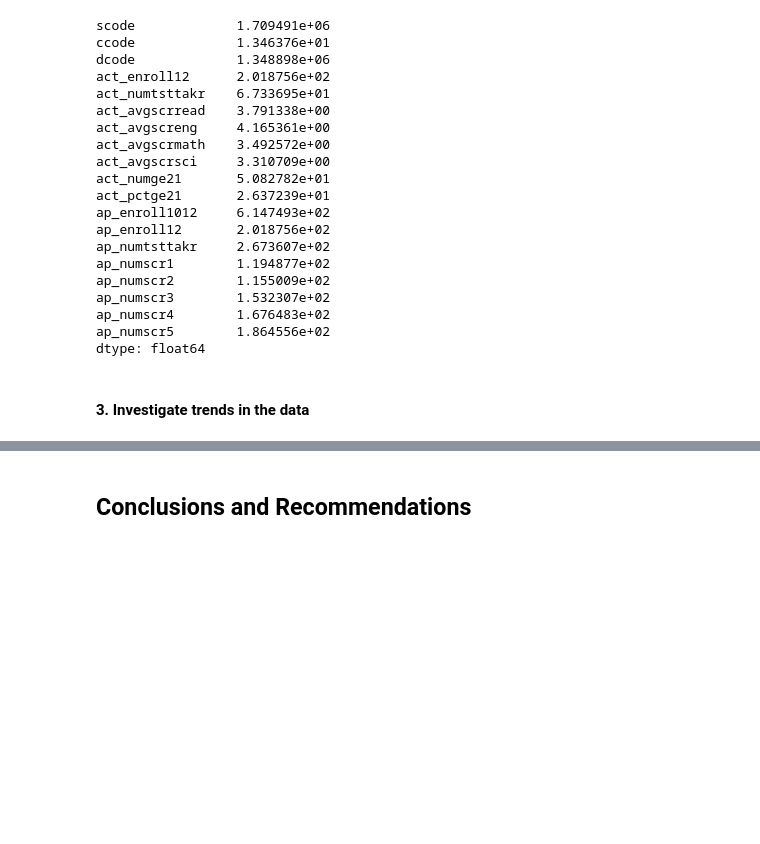
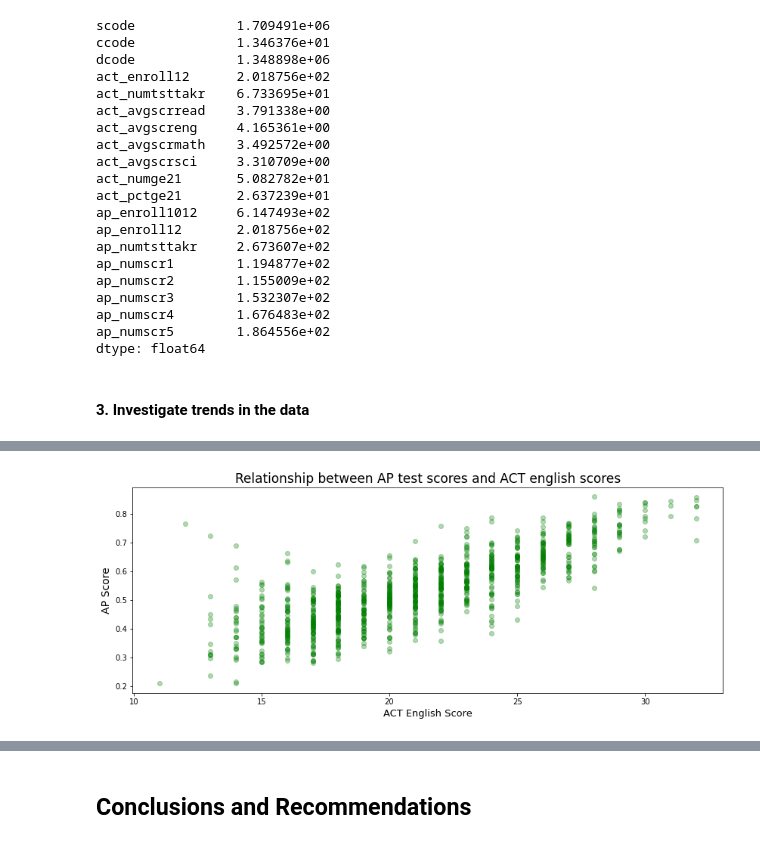
Before and after one commit to Jgates62/ap_act_performance_analysis, a Jupyter notebook: code/jg_project_code.ipynb, the cells around one changed output, grey strips where cells are left out. Drawn from its saved outputs; the diff is of its cells as text; code cells hidden in the pictures; blank space fills up the shorter version.

```diff
--- a/code/jg_project_code.ipynb
+++ b/code/jg_project_code.ipynb
@@ -791,0 +799,11 @@ plt.ylabel('act_avgscrmath');
+# %%
+plt.figure(figsize = (14, 5))
+
+plt.scatter(ap_act_df['act_avgscreng'], ap_act_df['ap_score'], color = 'green', alpha = 0.3)
+
+plt.title('Relationship between AP test scores and ACT english scores', fontsize = 17)
+plt.ylabel('AP Score', fontsize = 14)
+plt.xlabel('ACT English Score', fontsize = 13);
+plt.savefig('ap_act_english.jpg', bbox_inches='tight')
+# %% [output]
+[figure, added]
```
Also changed, not shown: parts of 25 cells of this notebook, 8 other files.
